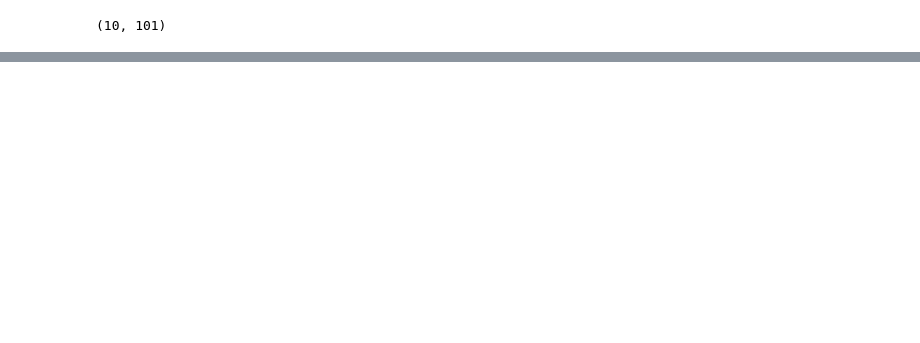
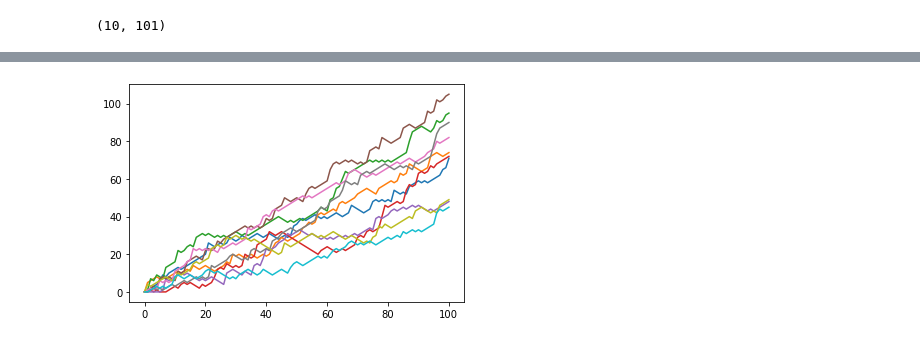
Before and after one commit to MeetPatel89/random_walk, a Jupyter notebook: notebook.ipynb, the cells around one changed output, grey strips where cells are left out. Cells and saved outputs as stored; diff of their text form; code cells hidden in the pictures; blank space fills up the shorter version.

Commit message:
use new all_walks function to simulate 10 100-random-walks in notebook

```diff
--- a/notebook.ipynb
+++ b/notebook.ipynb
@@ -44,0 +45,3 @@ plt.show()
+# %%
+# Implement 100 random walks 10 times
+all_walks_arr = rdw.all_walks(10, 100)
@@ -44,0 +58,7 @@ plt.show()
+# %%
+all_walks_transposed = all_walks_arr.transpose()
+# %%
+plt.plot(all_walks_transposed)
+plt.show()
+# %% [output]
+[figure, added]
```
Also changed, not shown: parts of 5 cells of this notebook.
